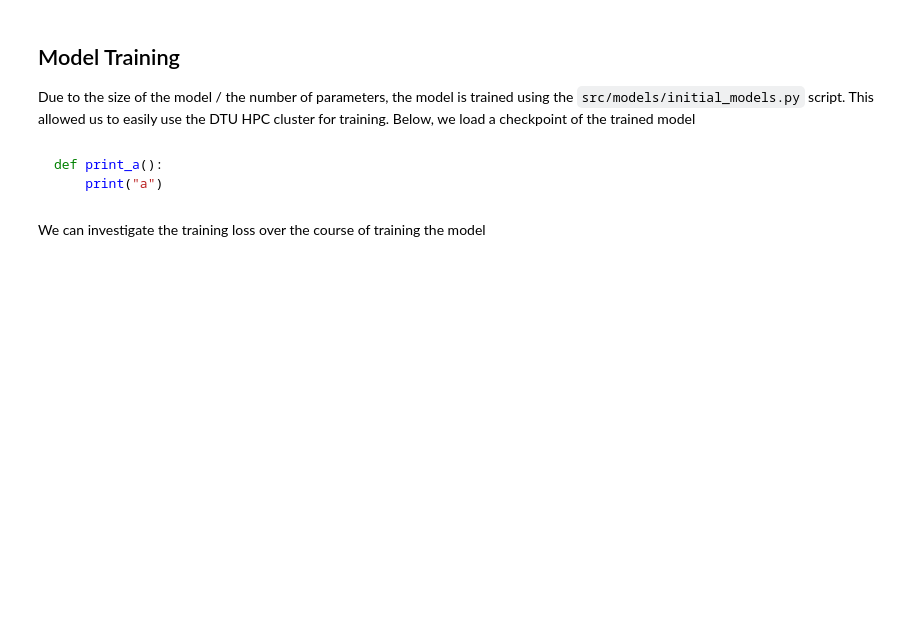
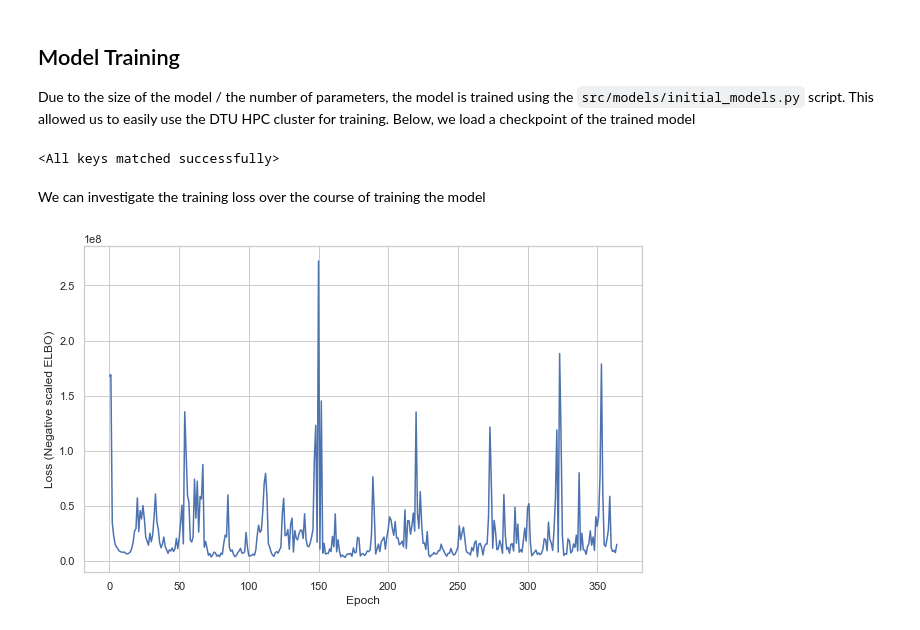
Before and after one commit to sorenhartmann/indoor-location-navigation, a Jupyter notebook: notebooks/1-initial-model.ipynb, the cells around one changed output. Saved outputs shown, nothing was run; the diff lists cells and outputs as text; code cells hidden in the pictures; blank space fills up the shorter version.

````diff
--- a/notebooks/1-initial-model.ipynb
+++ b/notebooks/1-initial-model.ipynb
@@ -110,19 +247,19 @@ display(object_to_markdown(InitialModel.guide))
 # %% [markdown]
 ## Model Training
 Due to the size of the model / the number of parameters, the model is trained using the `src/models/initial_models.py` script. This allowed us to easily use the DTU HPC cluster for training. Below, we load a checkpoint of the trained model
-# %% [markdown]
-```python
-def print_a():
-    print("a")
-```
 # %%
-checkpoint = torch.load("../checkpoints/initial_model.pt")
+checkpoint = torch.load("../checkpoints/initial-model.pt", map_location="cpu")
 initial_model.load_state_dict(checkpoint["model_state_dict"])
+# %% [output]
+<All keys matched successfully>
 # %% [markdown]
 We can investigate the training loss over the course of training the model
 # %%
 plt.figure(figsize=(10,6))
 plt.plot(checkpoint["loss_history"])
 plt.xlabel("Epoch")
-plt.ylabel("Loss (Negative ELBO)")
+plt.ylabel("Loss (Negative scaled ELBO)")
+plt.sc
 plt.show()
+# %% [output]
+[figure, added]
````
Also changed, not shown: parts of 17 cells of this notebook, 3 other files.
